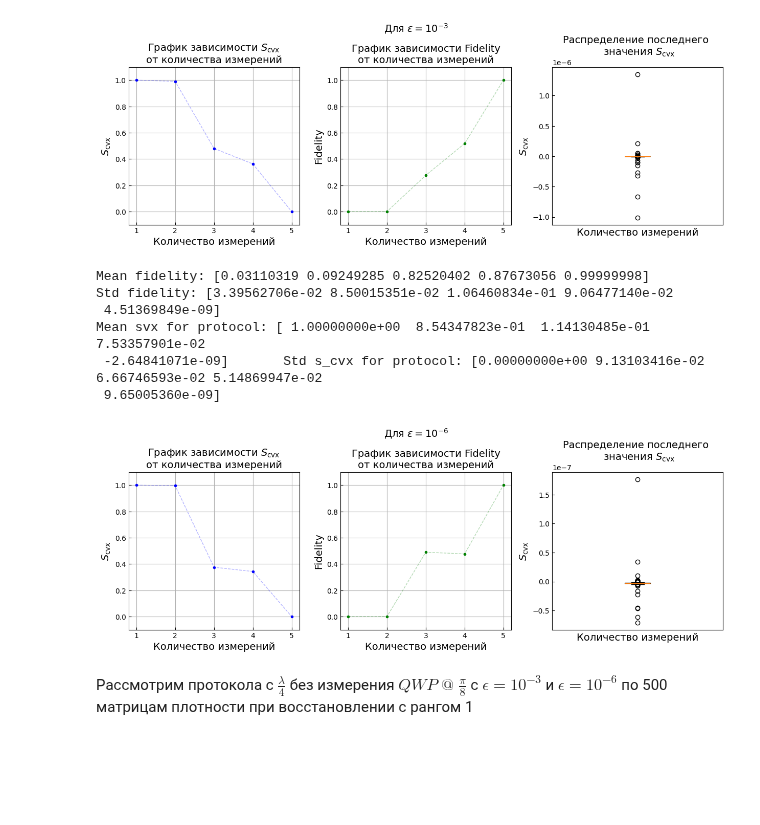
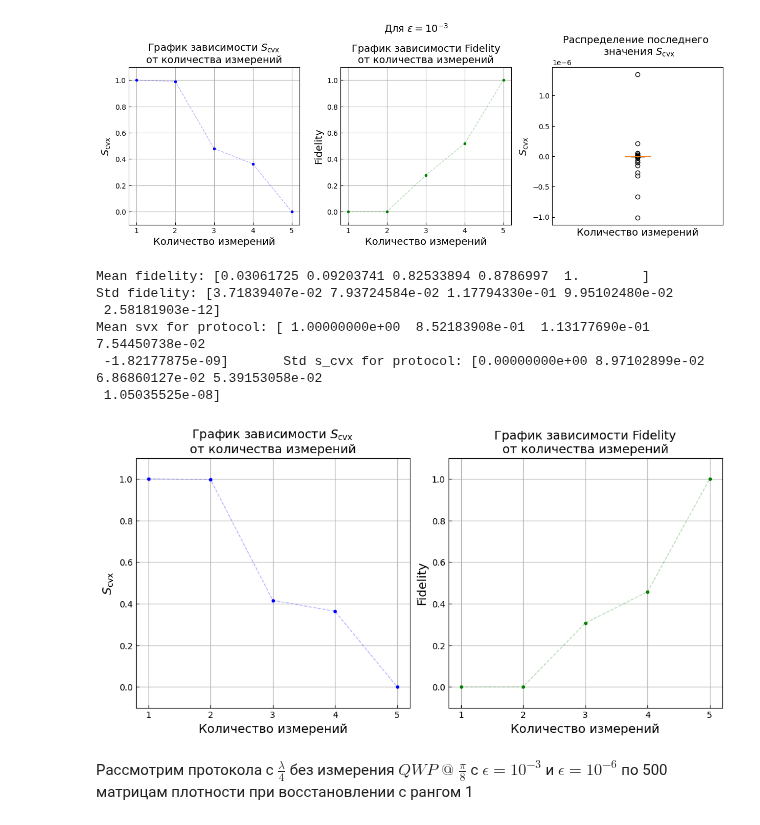
Before and after one commit to Denis-chupa/Quantum_tools, a Jupyter notebook: Tomography/src/research_data/different_protocol.ipynb, the cells around one changed output. Saved outputs shown, nothing was run; the diff lists cells and outputs as text; code cells hidden in the pictures; blank space fills up the shorter version.

```diff
--- a/Tomography/src/research_data/different_protocol.ipynb
+++ b/Tomography/src/research_data/different_protocol.ipynb
@@ -93,40 +93,40 @@ fidelity_list = []
 N = 500
 
 for i in tqdm(range(N)):
     svx_list_one_measurement, fidelity_list_one_measurement, fidelity_x_min, fidelity_x_max,\
     x_min_list, x_max_list, state_ml = tomography_1.main(rank_psevdoin=rank, epsilon_ml=10*-11, epsilon_act=10**-6,\
                                                          max_iters_in_semidefinite_program=10**8)
     for ind_min in range(len(x_min_list)):
         x_min_list[ind_min] = np.array([[complex(item) for item in row] for row in x_min_list[ind_min]])
     for ind_max in range(len(x_max_list)):
         x_max_list[ind_max] = np.array([[complex(item) for item in row] for row in x_max_list[ind_max]])
 
     fidelity_list_xmax_xmin = [tomography_1.Fidelity(x_min_list[0], x_max_list[0]), tomography_1.Fidelity(x_min_list[1], x_max_list[1]),\
                                tomography_1.Fidelity(x_min_list[2], x_max_list[2]), tomography_1.Fidelity(x_min_list[3], x_max_list[3]),\
                                tomography_1.Fidelity(x_min_list[4], x_max_list[4])]
     if svx_list_one_measurement is not np.inf :
         svx_list.append(svx_list_one_measurement)
         fidelity_list.append(np.abs(fidelity_list_xmax_xmin))
 
 y = np.mean(np.array(svx_list),axis = 0)
 std = np.std(np.array(svx_list),axis = 0)
 fidelity_mean = np.mean((fidelity_list), axis = 0)
 fidelity_std = np.std(np.array(fidelity_list),axis = 0)
 
 s_cvx_max = np.max(np.array(svx_list),axis = 0)
 fidelity_min = np.min((fidelity_list), axis = 0)
 
 print("Mean fidelity:", fidelity_mean , "\tStd fidelity:", fidelity_std)
 print("Mean svx for protocol:", y,"\tStd s_cvx for protocol:", std)
 title = r"Для $\epsilon = 10^{-6}$" + "\n"
-pl_fid_s_cvx_distr(x, s_cvx_max, fidelity_min, np.array(svx_list)[:, -1], title)
+pl_fid_s_cvx(x, s_cvx_max, fidelity_min)
 # %% [output]
-Mean fidelity: [0.03110319 0.09249285 0.82520402 0.87673056 0.99999998]         Std fidelity: [3.39562706e-02 8.50015351e-02 1.06460834e-01 9.06477140e-02
- 4.51369849e-09]
-Mean svx for protocol: [ 1.00000000e+00  8.54347823e-01  1.14130485e-01  7.53357901e-02
- -2.64841071e-09]       Std s_cvx for protocol: [0.00000000e+00 9.13103416e-02 6.66746593e-02 5.14869947e-02
- 9.65005360e-09]
+Mean fidelity: [0.03061725 0.09203741 0.82533894 0.8786997  1.        ]         Std fidelity: [3.71839407e-02 7.93724584e-02 1.17794330e-01 9.95102480e-02
+ 2.58181903e-12]
+Mean svx for protocol: [ 1.00000000e+00  8.52183908e-01  1.13177690e-01  7.54450738e-02
+ -1.82177875e-09]       Std s_cvx for protocol: [0.00000000e+00 8.97102899e-02 6.86860127e-02 5.39153058e-02
+ 1.05035525e-08]
-[figure, old version]
+[figure, new version]
 # %% [markdown]
 Рассмотрим протокола с $\frac{\lambda}{4}$ без измерения $QWP \; @ \; \frac{\pi}{8}$ с $\epsilon = 10^{-3}$ и $\epsilon = 10^{-6}$  по 500 матрицам плотности при восстановлении с рангом 1
 # %%
```
Also changed, not shown: parts of 6 cells of this notebook, 1 other file.
